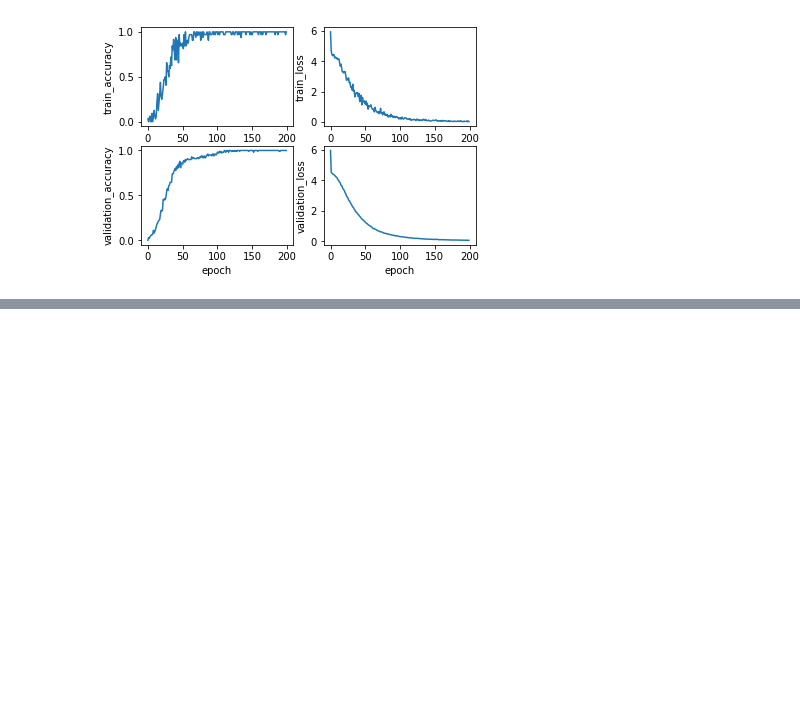
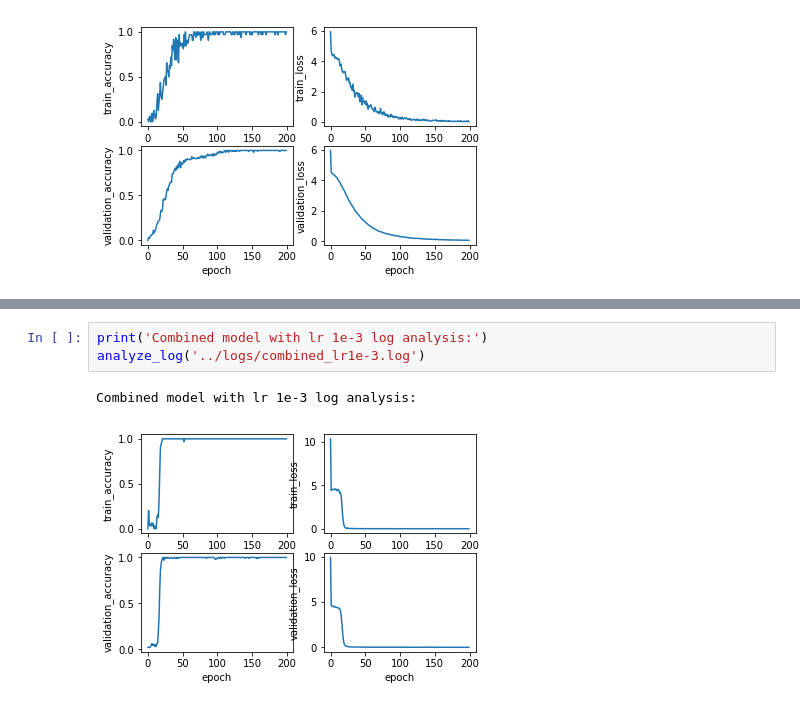
Before and after one commit to gycggd/leaf-classification, a Jupyter notebook: src/log_analysis.ipynb, the cells around one changed output, grey strips where cells are left out. Saved outputs shown, nothing was run; the diff lists cells and outputs as text; blank space fills up the shorter version.

```diff
--- a/src/log_analysis.ipynb
+++ b/src/log_analysis.ipynb
@@ -45,0 +52,6 @@ Combined model log analysis:
+# %%
+print('Combined model with lr 1e-3 log analysis:')
+analyze_log('../logs/combined_lr1e-3.log')
+# %% [output]
+Combined model with lr 1e-3 log analysis:
+[figure, added]
```
Also changed, not shown: parts of 6 cells of this notebook, 8 other files.
